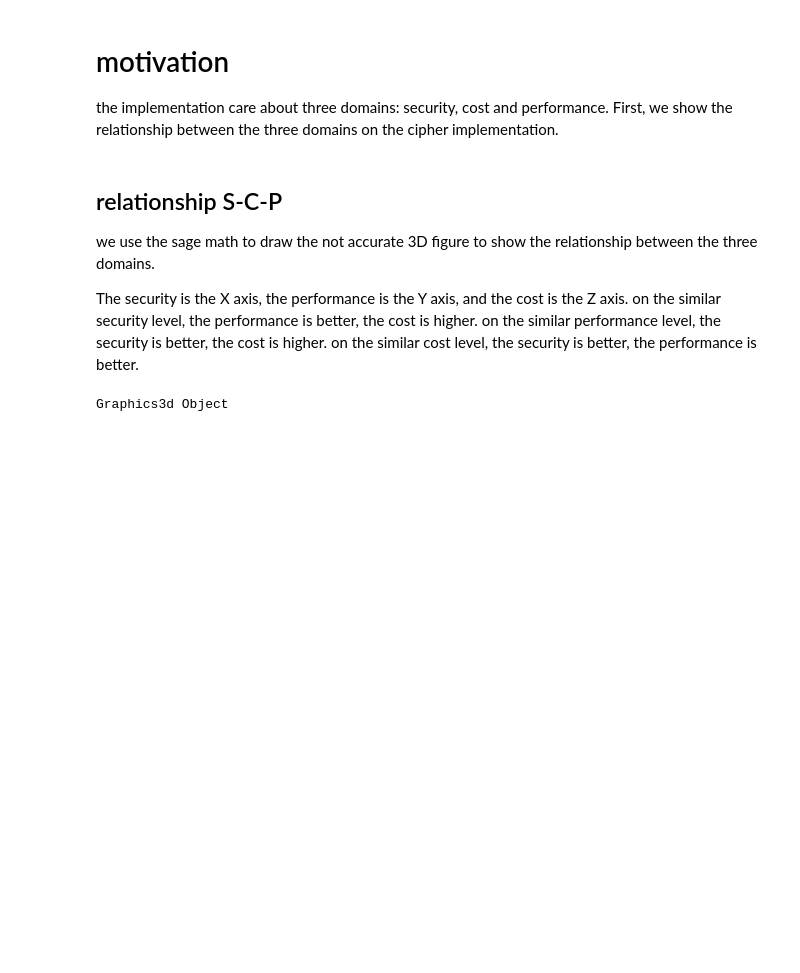
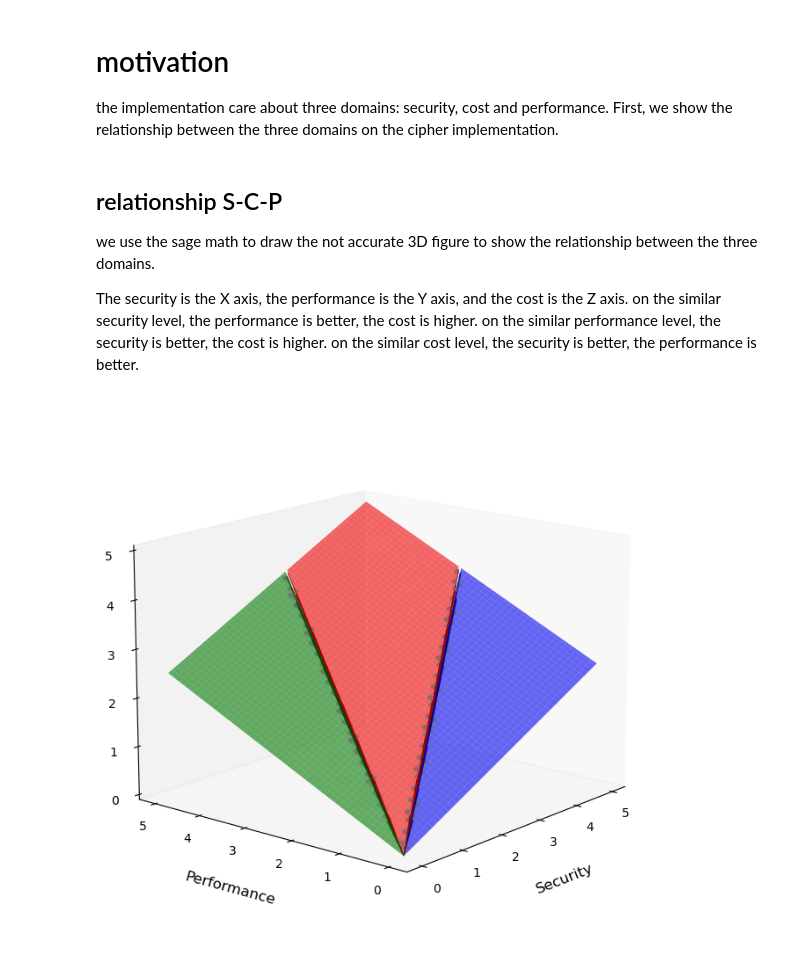
Before and after one commit to jiahaoxiang2000/ThirdPaper, a Jupyter notebook: background/motivation.ipynb, the cells around one changed output. Drawn from its saved outputs; the diff is of its cells as text; code cells hidden in the pictures; blank space fills up the shorter version.

```diff
--- a/background/motivation.ipynb
+++ b/background/motivation.ipynb
@@ -8,27 +8,52 @@ the implementation care about three domains: security, cost and performance. Fir
 we use the sage math to draw the not accurate 3D figure to show the relationship between the three domains.
 
 The security is the X axis, the performance is the Y axis, and the cost is the Z axis. on the similar security level, the performance is better, the cost is higher. on the similar performance level, the security is better, the cost is higher. on the similar cost level, the security is better, the performance is better.
-# %%
-# Import required sage libraries
-from sage.all import *
-from sage.plot.plot3d.plot3d import plot3d
-
-# Define variables
-x,y= var('x y')
-
-
-cost = 1/2*x + 1/2*y
-
-# Create 3D plot
-p = plot3d(cost, (x,0,5), (y,0,5),
-           frame=False,          # Hide bounding box
-           axes=True,           # Show axes
-           axes_labels=['Security', 'Performance', 'Cost'],
-           color='blue',
-           opacity=0.8,
-           )
-
-# Show plot
-show(p)
-# %% [output]
-Graphics3d Object
+# %%
+import numpy as np
+import matplotlib.pyplot as plt
+from mpl_toolkits.mplot3d import Axes3D
+
+# Create mesh grid
+x = np.linspace(0, 5, 100)
+y = np.linspace(0, 5, 100)
+X, Y = np.meshgrid(x, y)
+Z = 1/2*X + 1/2*Y
+
+# Create mask for regions
+ang30 = np.tan(np.pi/6)
+ang60 = np.tan(np.pi/3)
+mask1 = Y <= X*ang30
+mask2 = (Y > X*ang30) & (Y <= X*ang60)
+mask3 = Y > X*ang60
+
+# Create figure
+fig = plt.figure(figsize=(10, 8))
+ax = fig.add_subplot(111, projection='3d')
+
+
+# Plot surfaces for each region
+ax.plot_surface(X*mask1, Y*mask1, Z*mask1, color='blue', alpha=0.6)
+ax.plot_surface(X*mask2, Y*mask2, Z*mask2, color='red', alpha=0.6)
+ax.plot_surface(X*mask3, Y*mask3, Z*mask3, color='green', alpha=0.6)
+
+# Customize appearance with better label visibility
+ax.set_xlabel('Security', labelpad=15)
+ax.set_ylabel('Performance', labelpad=15)
+ax.set_zlabel('Cost', labelpad=15, rotation=90)
+
+# Adjust label properties
+ax.xaxis.label.set_size(12)
+ax.yaxis.label.set_size(12)
+ax.zaxis.label.set_size(12)
+
+# Customize viewing angle
+ax.view_init(elev=15, azim=220)  # Changed angles for better visibility
+ax.grid(False)
+
+# Optional: Set axis limits to focus view
+# ax.set_xlim(0, 5)
+# ax.set_ylim(0, 5)
+# ax.set_zlim(0, 5)
+plt.show()
+# %% [output]
+[figure, added]
```
